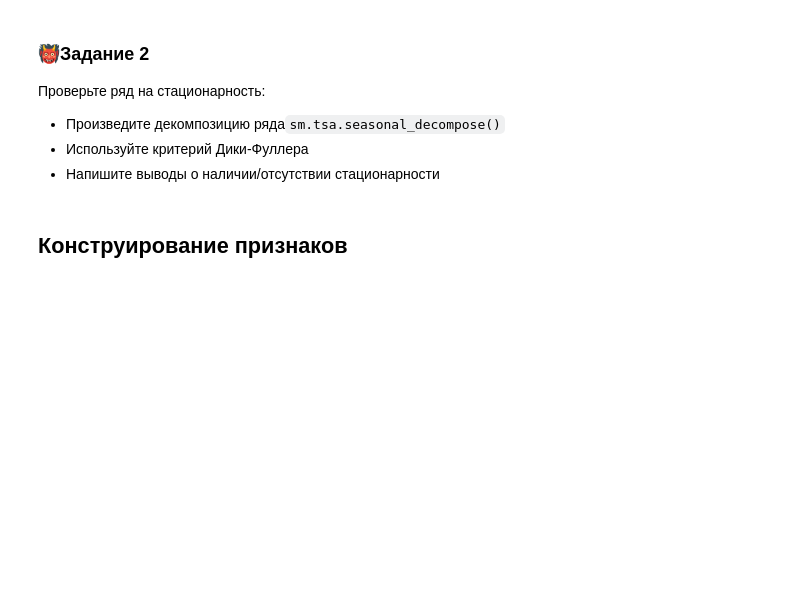
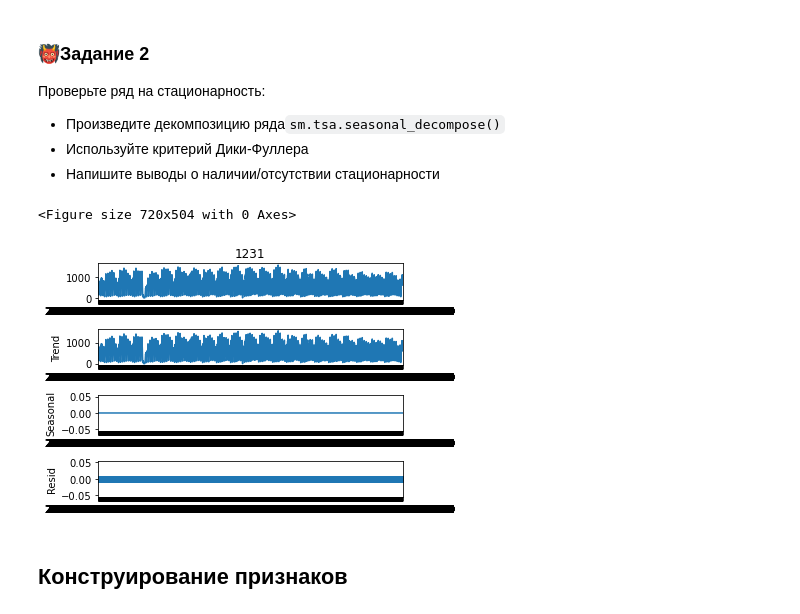
Before and after one commit to alexbarrow/NYC_taxi_trip_prediction, a Jupyter notebook: Yellow Taxi-week 3-class.ipynb, the cells around one changed output. Cells and saved outputs as stored; diff of their text form; code cells hidden in the pictures; blank space fills up the shorter version.

```diff
--- a/Yellow Taxi-week 3-class.ipynb
+++ b/Yellow Taxi-week 3-class.ipynb
@@ -61,3 +74,10 @@ df.shape
+# %%
+plt.figure(figsize=(10,7))
+sm.tsa.seasonal_decompose(pred_region['1231'], period=1).plot()
+plt.show()
+# %% [output]
+<Figure size 720x504 with 0 Axes>
+[figure, added]
 # %% [markdown]
 ## Конструирование признаков
 # %% [markdown]
```
Also changed, not shown: parts of 6 cells of this notebook, 1 other file.
